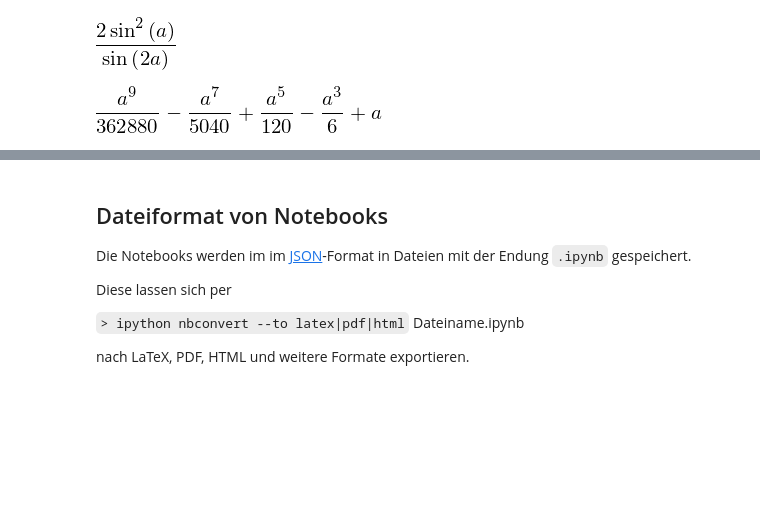
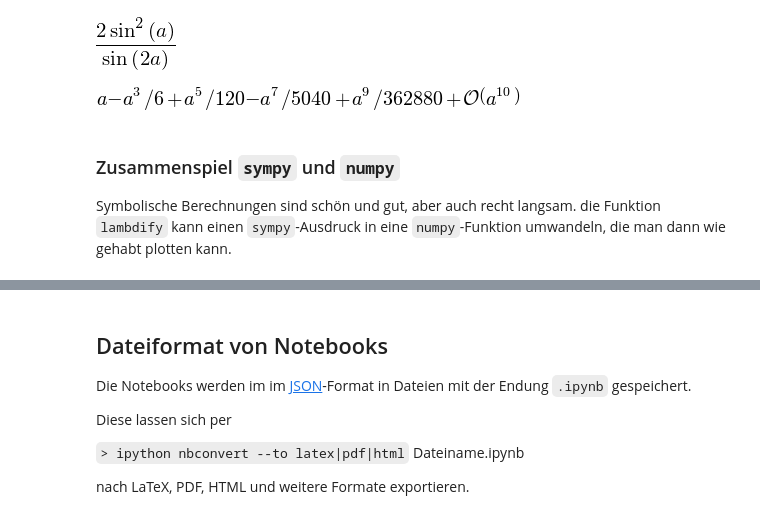
Before and after one commit to hrenkap/scipy_workshop, a Jupyter notebook: Workshop1.ipynb, the cells around one changed output, grey strips where cells are left out. Drawn from its saved outputs; the diff is of its cells as text; code cells hidden in the pictures; blank space fills up the shorter version.

Commit message:
use SVG, numpy+sympy

```diff
--- a/Workshop1.ipynb
+++ b/Workshop1.ipynb
@@ -351,6 +356,6 @@ SymPy ist ein Computer Algebra System das in reinem Python geschrieben ist.
 # %%
 import sympy as sp
 sp.init_printing()
-a, b, c = sp.symbols("a b c")
-a, b, c
+a, b = sp.symbols("a b")
+a, b
 # %% [output]
@@ -415,6 +422,6 @@ sp.tan(a).rewrite(sp.sin)
 # %% [output]
 [figure]
 # %%
-sp.sin(a).series(a,n=10).removeO()
+sp.sin(a).series(a,n=10) #.removeO()
 # %% [output]
-[figure, old version]
+[figure, new version]
@@ -422,0 +431,5 @@ sp.sin(a).series(a,n=10).removeO()
+# %% [markdown]
+### Zusammenspiel `sympy` und `numpy`
+
+Symbolische Berechnungen sind schön und gut, aber auch recht langsam.
+die Funktion `lambdify` kann einen `sympy`-Ausdruck in eine `numpy`-Funktion umwandeln, die man dann wie gehabt plotten kann.
```
Also changed, not shown: parts of 28 cells of this notebook.
